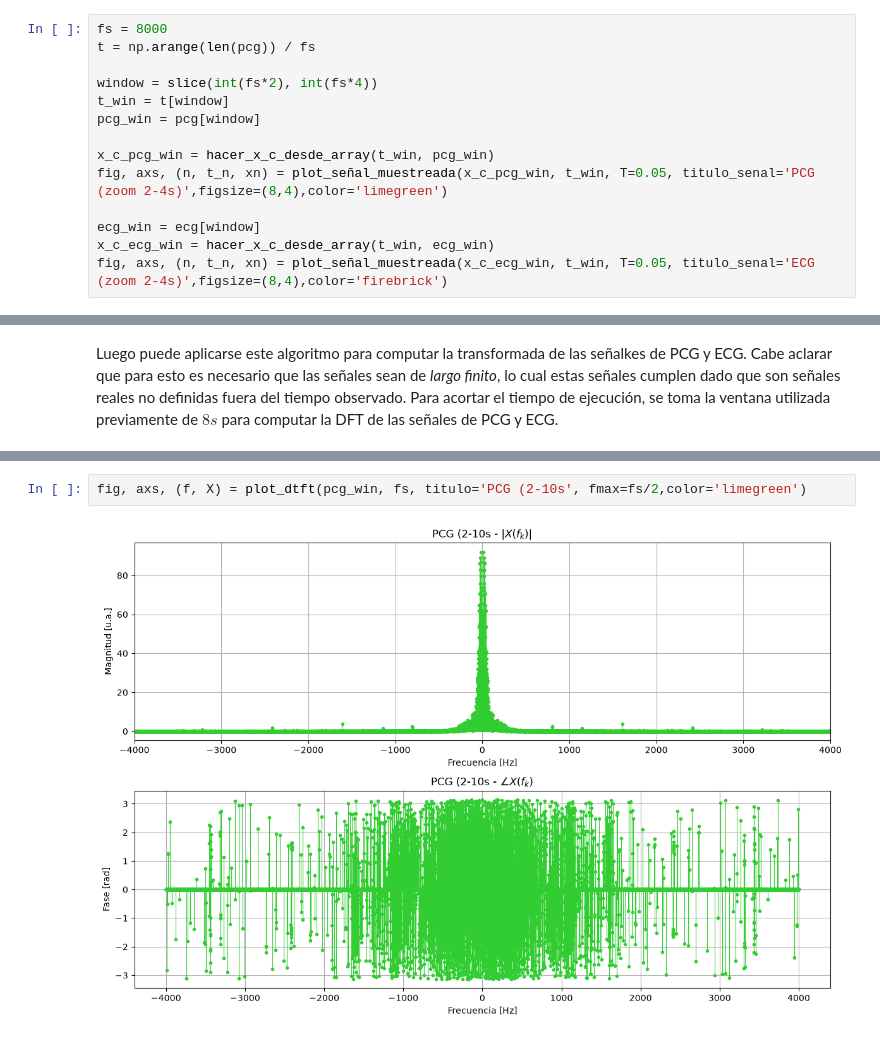
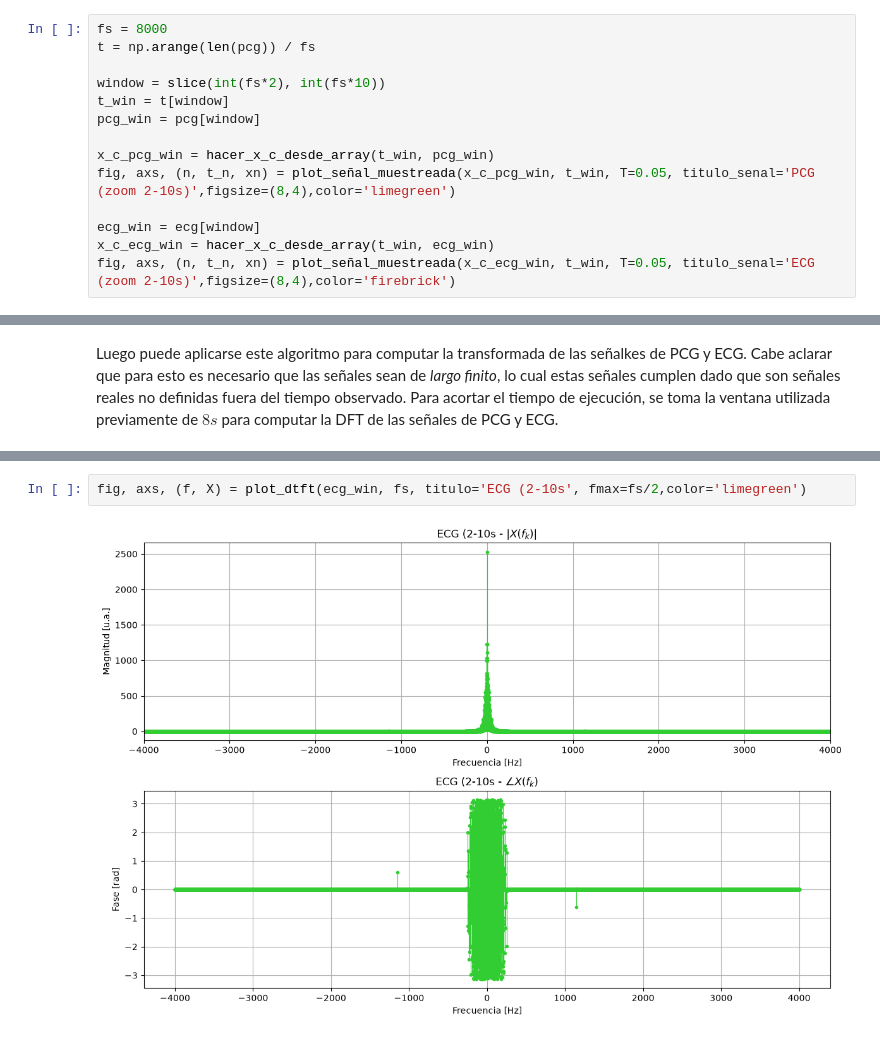
Before and after one commit to anita476/TPS-SenialesYSistemas-16.68, a Jupyter notebook: TP2_SeñalesYSistemas_G10.ipynb, the cells around one changed output, grey strips where cells are left out. Saved outputs shown, nothing was run; the diff lists cells and outputs as text.

```diff
--- a/TP2_SeñalesYSistemas_G10.ipynb
+++ b/TP2_SeñalesYSistemas_G10.ipynb
@@ -210,14 +214,14 @@ def plot_señal_muestreada(x_c, t, T, titulo_senal=r'$x_c(t)$', figsize=(8, 4),c
 fs = 8000
 t = np.arange(len(pcg)) / fs
 
-window = slice(int(fs*2), int(fs*4))
+window = slice(int(fs*2), int(fs*10))
 t_win = t[window]
 pcg_win = pcg[window]
 
 x_c_pcg_win = hacer_x_c_desde_array(t_win, pcg_win)
-fig, axs, (n, t_n, xn) = plot_señal_muestreada(x_c_pcg_win, t_win, T=0.05, titulo_senal='PCG (zoom 2-4s)',figsize=(8,4),color='limegreen')
+fig, axs, (n, t_n, xn) = plot_señal_muestreada(x_c_pcg_win, t_win, T=0.05, titulo_senal='PCG (zoom 2-10s)',figsize=(8,4),color='limegreen')
 
 ecg_win = ecg[window]
 x_c_ecg_win = hacer_x_c_desde_array(t_win, ecg_win)
-fig, axs, (n, t_n, xn) = plot_señal_muestreada(x_c_ecg_win, t_win, T=0.05, titulo_senal='ECG (zoom 2-4s)',figsize=(8,4),color='firebrick')
+fig, axs, (n, t_n, xn) = plot_señal_muestreada(x_c_ecg_win, t_win, T=0.05, titulo_senal='ECG (zoom 2-10s)',figsize=(8,4),color='firebrick')
 # %% [output]
@@ -292,6 +296,6 @@ fig, axs, (f, X) = plot_dtft(pcg_win, fs, titulo='ECG (2-10s', fmax=fs/2,color='
 # %%
-fig, axs, (f, X) = plot_dtft(pcg_win, fs, titulo='PCG (2-10s', fmax=fs/2,color='limegreen')
+fig, axs, (f, X) = plot_dtft(ecg_win, fs, titulo='ECG (2-10s', fmax=fs/2,color='limegreen')
 # %% [output]
-[figure, old version]
+[figure, new version]
 # %% [markdown]
 #### Análisis de ECG y PCG
```
Also changed, not shown: parts of 16 cells of this notebook, 1 other file.
